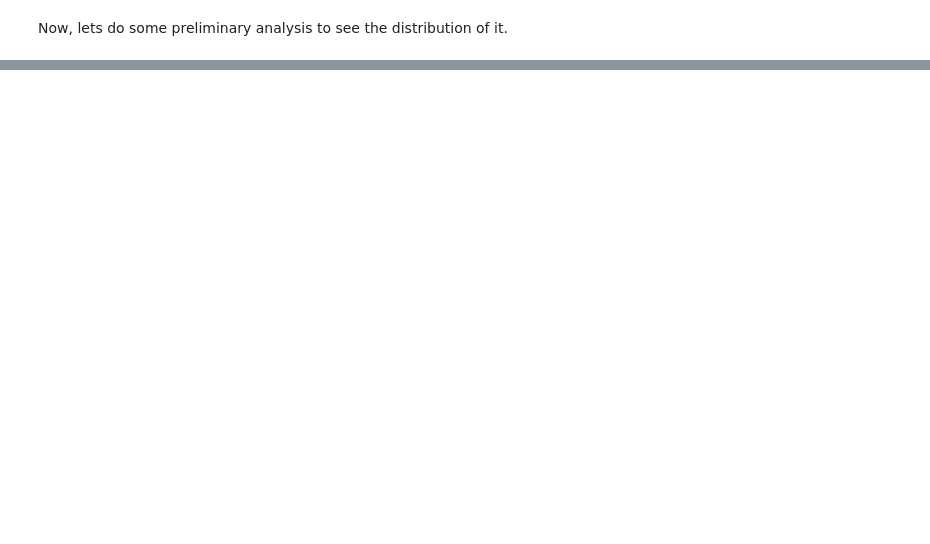
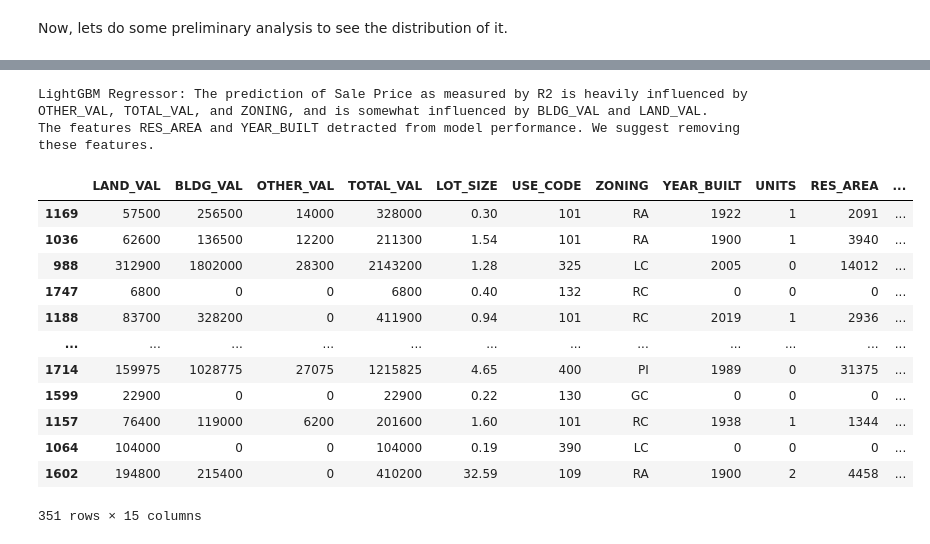
Before and after one commit to saulshanabrook/property-data, a Jupyter notebook: Sale Data.ipynb, the cells around one changed output, grey strips where cells are left out. Drawn from its saved outputs; the diff is of its cells as text; code cells hidden in the pictures; blank space fills up the shorter version.

```diff
--- a/Sale Data.ipynb
+++ b/Sale Data.ipynb
@@ -87,0 +199,2 @@ Exception: ("Compilation failed (return status=1): In file included from /Users/
+# %%
+joined["sale year"] = joined["Sale Date"].dt.year
@@ -87,0 +233,12 @@ Exception: ("Compilation failed (return status=1): In file included from /Users/
+# %%
+import evalml
+from evalml import AutoMLSearch
+from evalml.utils import infer_feature_types
+
+X = infer_feature_types(
+    X,
+    feature_types={
+        "USE_CODE": "categorical",
+    },
+)
+X.ww
@@ -87,0 +263,8 @@ Exception: ("Compilation failed (return status=1): In file included from /Users/
+# %%
+is_target = (
+    X["TOTAL_VAL"]
+    == prop_df[prop_df["FULL_STR"] == "STONE FARM LN"]["TOTAL_VAL"].iloc[0]
+)
+
+X, X_target = X[~is_target], X[is_target]
+X_target
@@ -87,0 +274,4 @@ Exception: ("Compilation failed (return status=1): In file included from /Users/
+# %%
+X_train, X_holdout, y_train, y_holdout = evalml.preprocessing.split_data(
+    X, y, problem_type="regression", test_size=0.2
+)
@@ -87,0 +465,13 @@ Exception: ("Compilation failed (return status=1): In file included from /Users/
+# %%
+from evalml.model_understanding import readable_explanation
+
+readable_explanation(
+    pipeline,
+    X_holdout,
+    y_holdout,
+    # objective="log loss binary",
+    # importance_method="permutation",
+)
+# %% [output]
+LightGBM Regressor: The prediction of Sale Price as measured by R2 is heavily influenced by OTHER_VAL, TOTAL_VAL, and ZONING, and is somewhat influenced by BLDG_VAL and LAND_VAL.
+The features RES_AREA and YEAR_BUILT detracted from model performance. We suggest removing these features.
@@ -87,0 +482,16 @@ Exception: ("Compilation failed (return status=1): In file included from /Users/
+# %%
+pd.concat([X_holdout, X_target], axis=0)
+# %% [output]
+|  | LAND_VAL | BLDG_VAL | OTHER_VAL | TOTAL_VAL | LOT_SIZE | USE_CODE | ZONING | YEAR_BUILT | UNITS | RES_AREA | ... |
+| 1169 | 57500 | 256500 | 14000 | 328000 | 0.30 | 101 | RA | 1922 | 1 | 2091 | ... |
+| 1036 | 62600 | 136500 | 12200 | 211300 | 1.54 | 101 | RA | 1900 | 1 | 3940 | ... |
+| 988 | 312900 | 1802000 | 28300 | 2143200 | 1.28 | 325 | LC | 2005 | 0 | 14012 | ... |
+| 1747 | 6800 | 0 | 0 | 6800 | 0.40 | 132 | RC | 0 | 0 | 0 | ... |
+| 1188 | 83700 | 328200 | 0 | 411900 | 0.94 | 101 | RC | 2019 | 1 | 2936 | ... |
+| ... | ... | ... | ... | ... | ... | ... | ... | ... | ... | ... | ... |
+| 1714 | 159975 | 1028775 | 27075 | 1215825 | 4.65 | 400 | PI | 1989 | 0 | 31375 | ... |
+| 1599 | 22900 | 0 | 0 | 22900 | 0.22 | 130 | GC | 0 | 0 | 0 | ... |
+| 1157 | 76400 | 119000 | 6200 | 201600 | 1.60 | 101 | RC | 1938 | 1 | 1344 | ... |
+| 1064 | 104000 | 0 | 0 | 104000 | 0.19 | 390 | LC | 0 | 0 | 0 | ... |
+| 1602 | 194800 | 215400 | 0 | 410200 | 32.59 | 109 | RA | 1900 | 2 | 4458 | ... |
+351 rows × 15 columns
```
Also changed, not shown: parts of 50 cells of this notebook, 12 other files.
